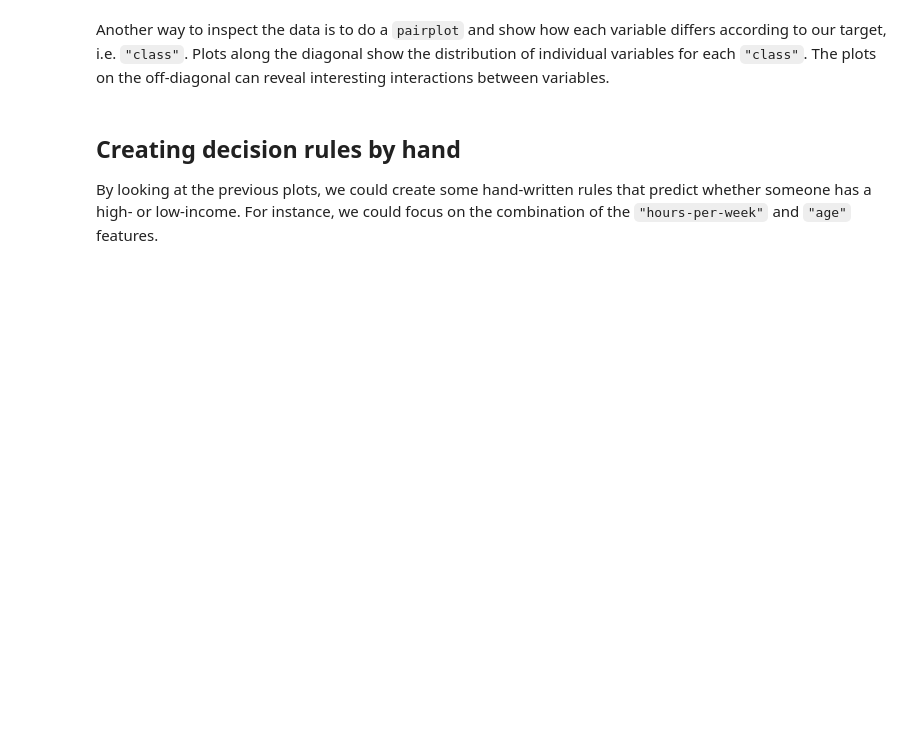
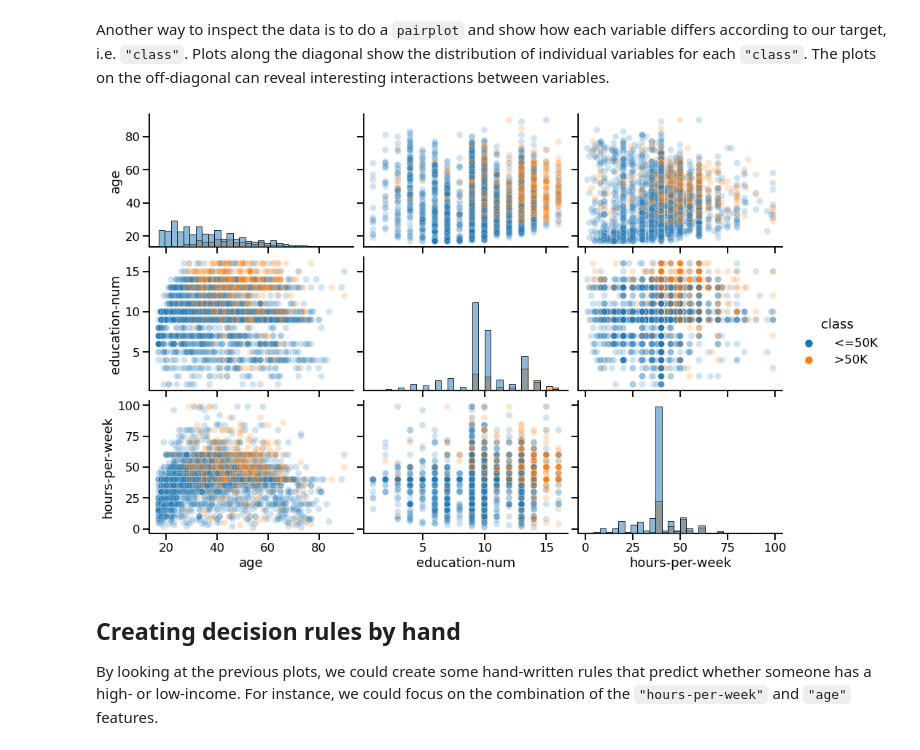
Before and after one commit to samyff12/scikit-learn-inria, a Jupyter notebook: notebooks/01_tabular_data_exploration.ipynb, the cells around one changed output. Drawn from its saved outputs; the diff is of its cells as text; code cells hidden in the pictures; blank space fills up the shorter version.

```diff
--- a/notebooks/01_tabular_data_exploration.ipynb
+++ b/notebooks/01_tabular_data_exploration.ipynb
@@ -223,19 +270,22 @@ variables.
 # %%
 import seaborn as sns
 
 # We will plot a subset of the data to keep the plot readable and make the
 # plotting faster
 n_samples_to_plot = 5000
 columns = ["age", "education-num", "hours-per-week"]
 _ = sns.pairplot(
     data=adult_census[:n_samples_to_plot],
     vars=columns,
     hue=target_column,
     plot_kws={"alpha": 0.2},
     height=3,
     diag_kind="hist",
     diag_kws={"bins": 30},
+    aspect=1.5
 )
+# %% [output]
+[figure, added]
 # %% [markdown]
 ## Creating decision rules by hand
 
```
Also changed, not shown: parts of 8 cells of this notebook.
